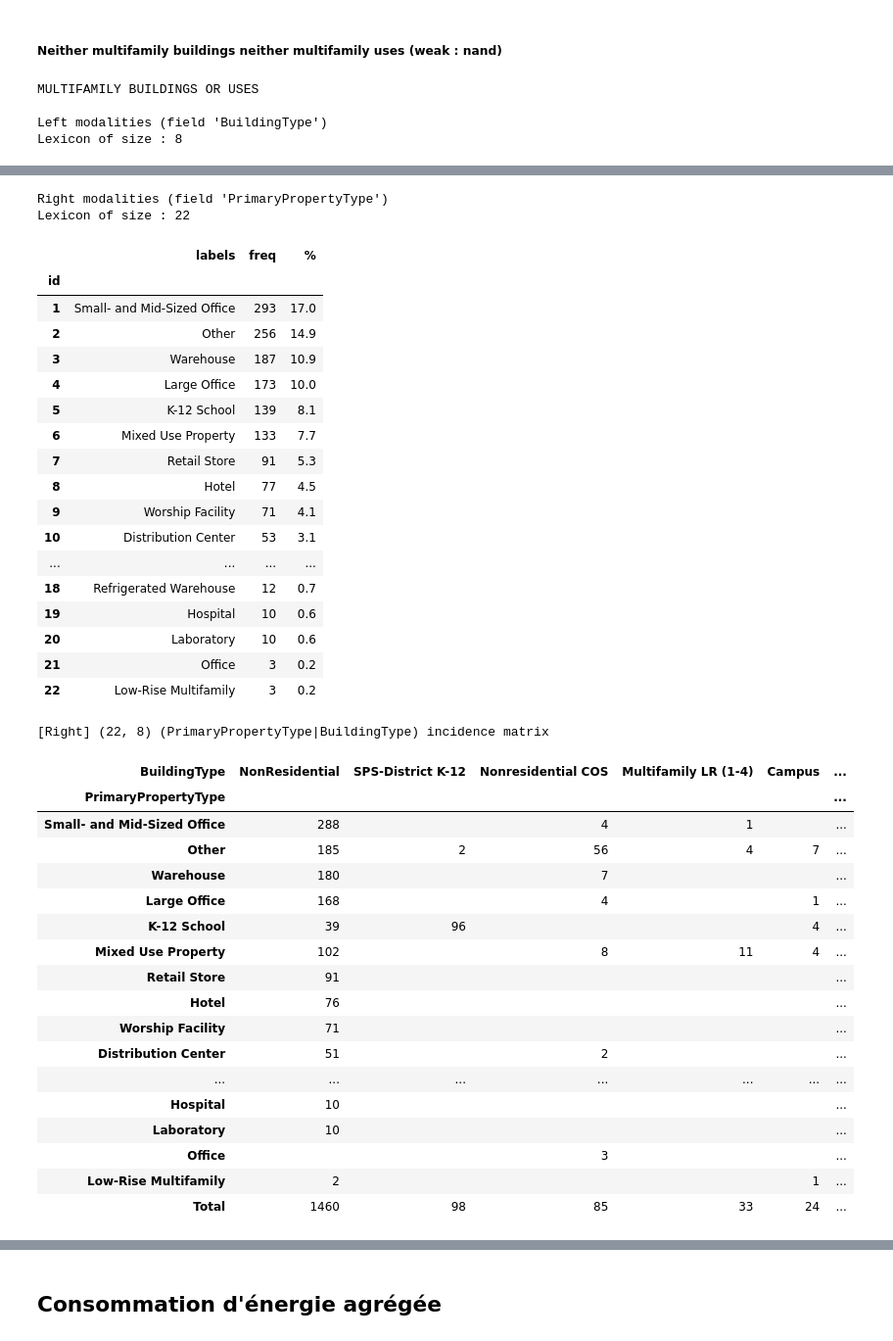
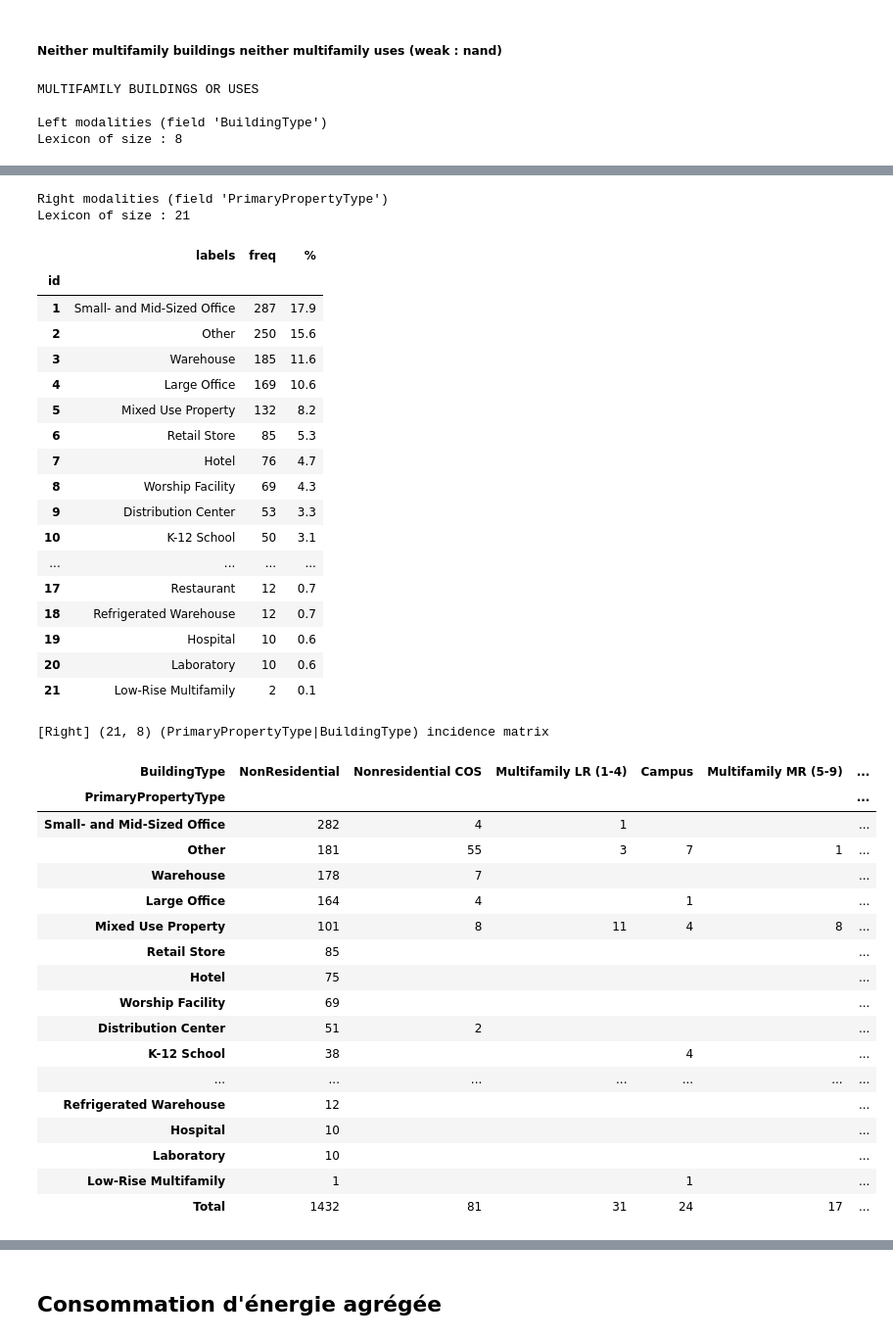
Before and after one commit to Franck-PepperLabs/pepper_carbon-neutral_seattle, a Jupyter notebook: jupyter/scratchpad.ipynb, the cells around one changed output, grey strips where cells are left out. Shown at 98% size. Drawn from its saved outputs; the diff is of its cells as text; code cells hidden in the pictures.

```diff
--- a/jupyter/scratchpad.ipynb
+++ b/jupyter/scratchpad.ipynb
@@ -2182,7 +2192,7 @@ index = ~(is_multifamily_building & is_multifamily_use)
 left = 'BuildingType'
 right = 'PrimaryPropertyType'
 
-l, r, mx = couple_analysis(data, index, left, right)
+l, r, mx = couple_analysis(compliant, index, left, right)
 # %% [output]
 MULTIFAMILY BUILDINGS OR USES
 
@@ -2199,44 +2209,44 @@ Lexicon of size : 8
 | 7 | Multifamily HR (10+) | 5 | 0.3 |
 | 8 | Nonresidential WA | 1 | 0.1 |
 Right modalities (field 'PrimaryPropertyType')
-Lexicon of size : 22
+Lexicon of size : 21
 |  | labels | freq | % |
 | id |  |  |  |
-| 1 | Small- and Mid-Sized Office | 293 | 17.0 |
-| 2 | Other | 256 | 14.9 |
-| 3 | Warehouse | 187 | 10.9 |
-| 4 | Large Office | 173 | 10.0 |
-| 5 | K-12 School | 139 | 8.1 |
-| 6 | Mixed Use Property | 133 | 7.7 |
-| 7 | Retail Store | 91 | 5.3 |
-| 8 | Hotel | 77 | 4.5 |
-| 9 | Worship Facility | 71 | 4.1 |
-| 10 | Distribution Center | 53 | 3.1 |
+| 1 | Small- and Mid-Sized Office | 287 | 17.9 |
+| 2 | Other | 250 | 15.6 |
+| 3 | Warehouse | 185 | 11.6 |
+| 4 | Large Office | 169 | 10.6 |
+| 5 | Mixed Use Property | 132 | 8.2 |
+| 6 | Retail Store | 85 | 5.3 |
+| 7 | Hotel | 76 | 4.7 |
+| 8 | Worship Facility | 69 | 4.3 |
+| 9 | Distribution Center | 53 | 3.3 |
+| 10 | K-12 School | 50 | 3.1 |
 | ... | ... | ... | ... |
+| 17 | Restaurant | 12 | 0.7 |
 | 18 | Refrigerated Warehouse | 12 | 0.7 |
 | 19 | Hospital | 10 | 0.6 |
 | 20 | Laboratory | 10 | 0.6 |
-| 21 | Office | 3 | 0.2 |
-| 22 | Low-Rise Multifamily | 3 | 0.2 |
+| 21 | Low-Rise Multifamily | 2 | 0.1 |
-[Right] (22, 8) (PrimaryPropertyType|BuildingType) incidence matrix
+[Right] (21, 8) (PrimaryPropertyType|BuildingType) incidence matrix
-| BuildingType | NonResidential | SPS-District K-12 | Nonresidential COS | Multifamily LR (1-4) | Campus | ... |
+| BuildingType | NonResidential | Nonresidential COS | Multifamily LR (1-4) | Campus | Multifamily MR (5-9) | ... |
 | PrimaryPropertyType |  |  |  |  |  | ... |
-| Small- and Mid-Sized Office | 288 |  | 4 | 1 |  | ... |
-| Other | 185 | 2 | 56 | 4 | 7 | ... |
-| Warehouse | 180 |  | 7 |  |  | ... |
-| Large Office | 168 |  | 4 |  | 1 | ... |
-| K-12 School | 39 | 96 |  |  | 4 | ... |
-| Mixed Use Property | 102 |  | 8 | 11 | 4 | ... |
-| Retail Store | 91 |  |  |  |  | ... |
-| Hotel | 76 |  |  |  |  | ... |
-| Worship Facility | 71 |  |  |  |  | ... |
-| Distribution Center | 51 |  | 2 |  |  | ... |
+| Small- and Mid-Sized Office | 282 | 4 | 1 |  |  | ... |
+| Other | 181 | 55 | 3 | 7 | 1 | ... |
+| Warehouse | 178 | 7 |  |  |  | ... |
+| Large Office | 164 | 4 |  | 1 |  | ... |
+| Mixed Use Property | 101 | 8 | 11 | 4 | 8 | ... |
+| Retail Store | 85 |  |  |  |  | ... |
+| Hotel | 75 |  |  |  |  | ... |
+| Worship Facility | 69 |  |  |  |  | ... |
+| Distribution Center | 51 | 2 |  |  |  | ... |
+| K-12 School | 38 |  |  | 4 |  | ... |
 | ... | ... | ... | ... | ... | ... | ... |
+| Refrigerated Warehouse | 12 |  |  |  |  | ... |
 | Hospital | 10 |  |  |  |  | ... |
 | Laboratory | 10 |  |  |  |  | ... |
-| Office |  |  | 3 |  |  | ... |
-| Low-Rise Multifamily | 2 |  |  |  | 1 | ... |
-| Total | 1460 | 98 | 85 | 33 | 24 | ... |
+| Low-Rise Multifamily | 1 |  |  | 1 |  | ... |
+| Total | 1432 | 81 | 31 | 24 | 17 | ... |
 # %% [markdown]
 # Prédictions
 
```
Also changed, not shown: parts of 17 cells of this notebook.
